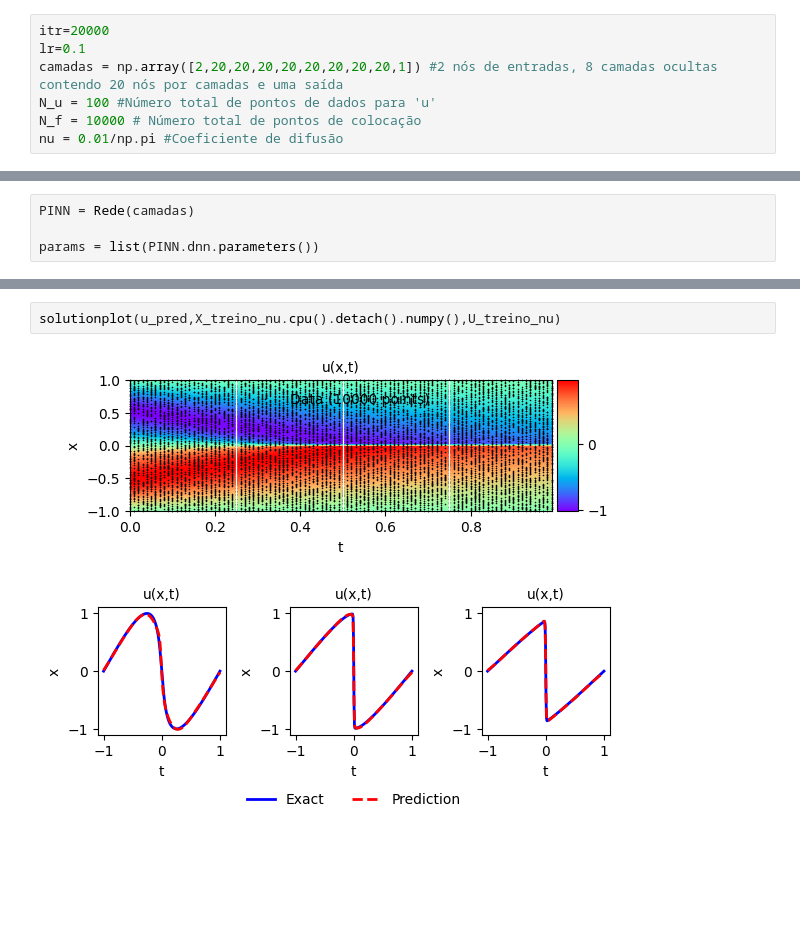
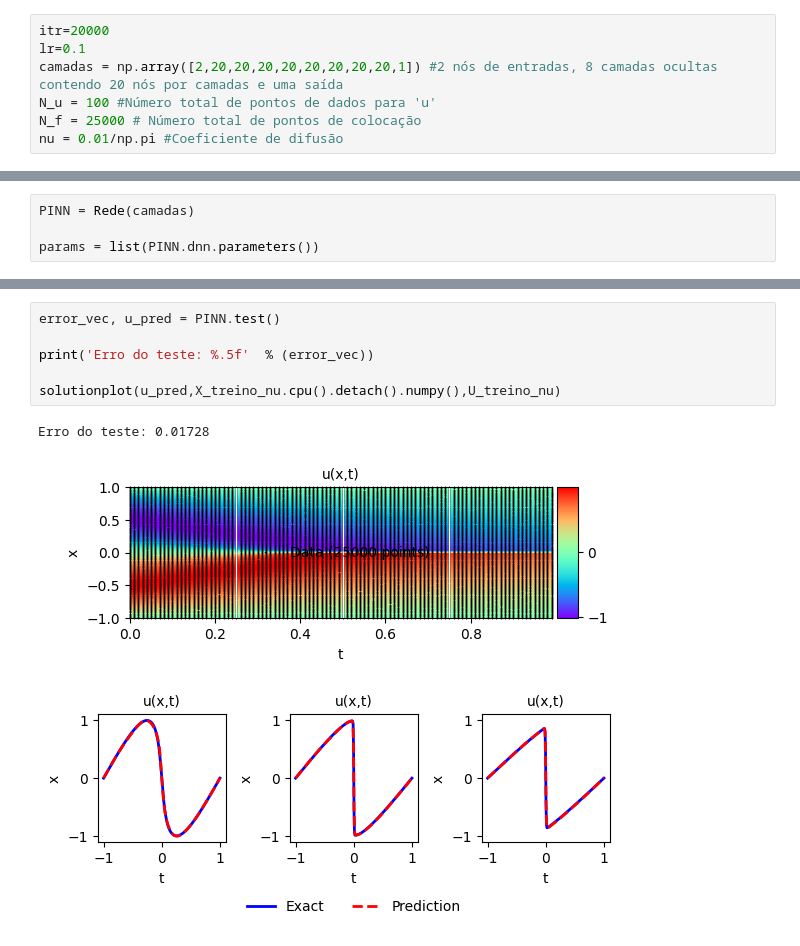
Before and after one commit to JoaoAlexandreFerreira/PINNs, a Jupyter notebook: Cópia_de_Início_Pinn_inversa_Burgers_equation.ipynb, the cells around one changed output, grey strips where cells are left out. Cells and saved outputs as stored; diff of their text form; blank space fills up the shorter version.

```diff
--- a/Cópia_de_Início_Pinn_inversa_Burgers_equation.ipynb
+++ b/Cópia_de_Início_Pinn_inversa_Burgers_equation.ipynb
@@ -207,7 +207,7 @@ itr=20000
 lr=0.1
 camadas = np.array([2,20,20,20,20,20,20,20,20,1]) #2 nós de entradas, 8 camadas ocultas contendo 20 nós por camadas e uma saída
 N_u = 100 #Número total de pontos de dados para 'u'
-N_f = 10000 # Número total de pontos de colocação
+N_f = 25000 # Número total de pontos de colocação
 nu = 0.01/np.pi #Coeficiente de difusão
 # %%
 class DNN(nn.Module):
@@ -422,4 +423,9 @@ Erro do teste: 0.02998
 # %%
+error_vec, u_pred = PINN.test()
+
+print('Erro do teste: %.5f'  % (error_vec))
+
 solutionplot(u_pred,X_treino_nu.cpu().detach().numpy(),U_treino_nu)
 # %% [output]
+Erro do teste: 0.01728
-[figure, old version]
+[figure, new version]
```
Also changed, not shown: parts of 2 cells of this notebook.
